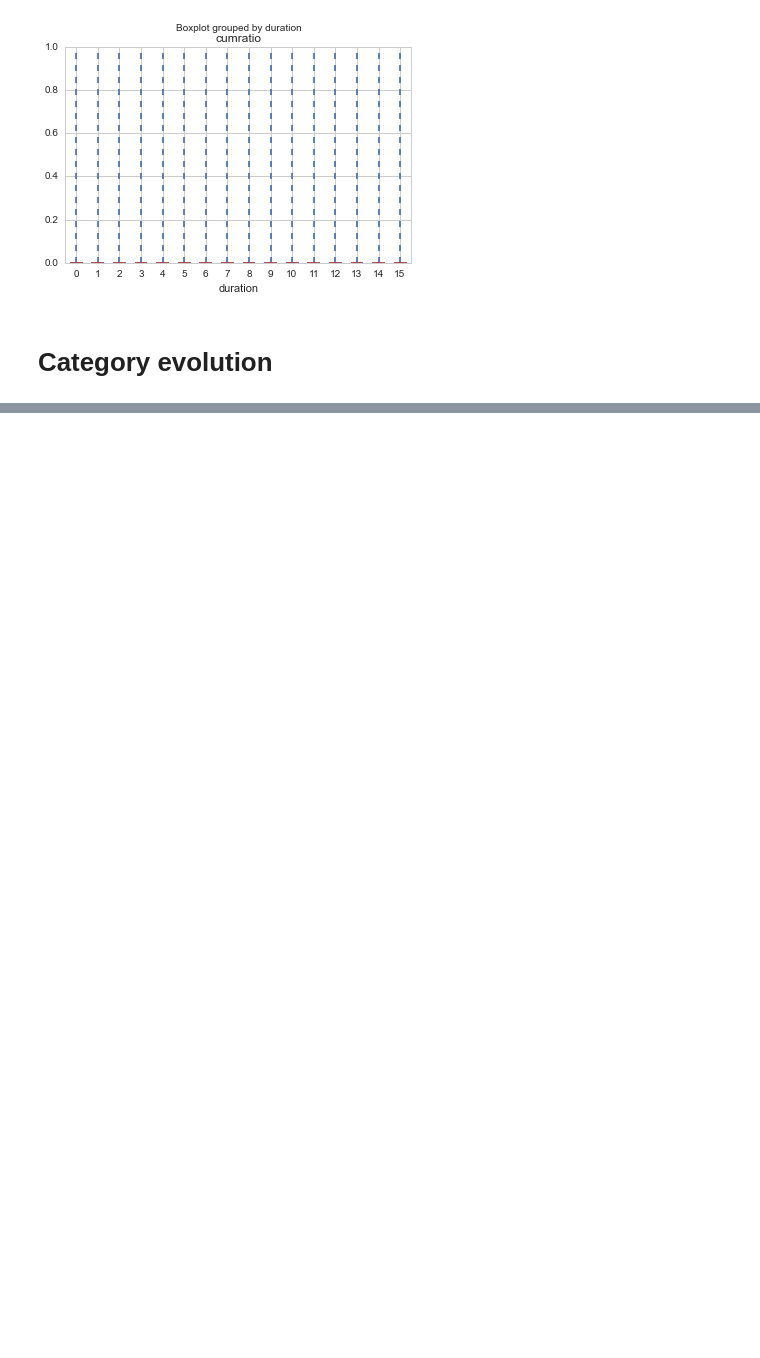
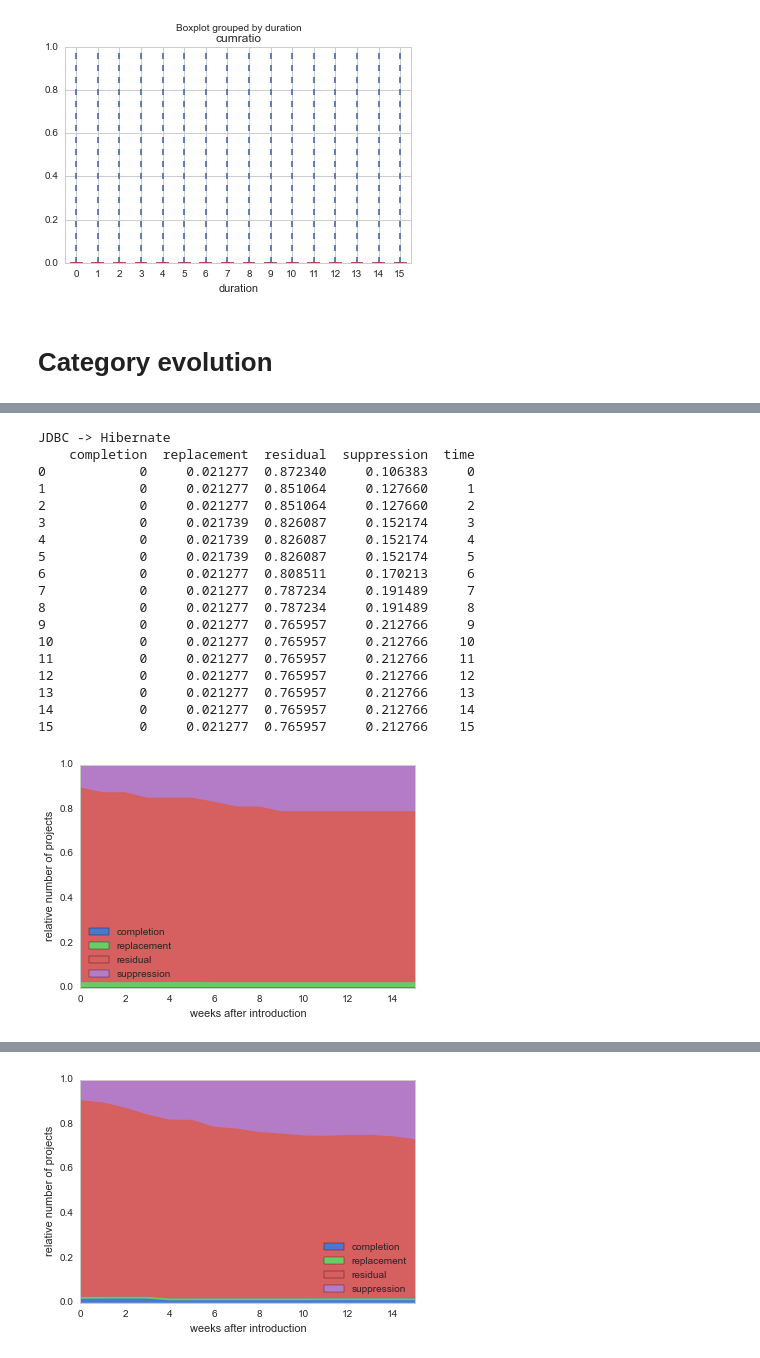
Before and after one commit to mgoeminne/saner2016, a Jupyter notebook: notebooks/file survival plot.ipynb, the cells around one changed output, grey strips where cells are left out. Drawn from its saved outputs; the diff is of its cells as text; code cells hidden in the pictures; blank space fills up the shorter version.

```diff
--- a/notebooks/file survival plot.ipynb
+++ b/notebooks/file survival plot.ipynb
@@ -143,0 +237,76 @@ array([[<matplotlib.axes._subplots.AxesSubplot object at 0x...>,
+# %%
+TIME_FINAL_STATE = 16 # 15 weeks after the introduction of B
+
+technologies = ['JDBC', 'Hibernate', 'JPA']
+
+residual_predicate    = 'rel_residual >= rel_suppression & rel_residual >= rel_completion & rel_residual >= rel_replacement'
+suppression_predicate = 'rel_suppression >= rel_residual & rel_suppression >= rel_completion & rel_suppression >= rel_replacement'
+completion_predicate  = 'rel_completion >= rel_residual & rel_completion >= rel_suppression & rel_completion >= rel_replacement'
+replacement_predicate = 'rel_replacement >= rel_residual & rel_replacement >= rel_suppression & rel_replacement >= rel_completion'
+
+seaborn.set_palette("muted")
+for t1 in technologies:
+	for t2 in technologies:
+		if(t1 is not t2):
+			print t1 + " -> " + t2
+			transition = "(t1 == '" + t1 + "') & (t2 == '" + t2 + "')"
+			lines = list()
+			df_transition = df.query(transition)
+
+			for t in range(TIME_FINAL_STATE):
+				data = df_transition.query('(time == ' + str(t) + ")")
+
+				residuals =    len(data.query(residual_predicate))
+				suppressions = len(data.query(suppression_predicate))
+				completions =  len(data.query(completion_predicate))
+				replacements = len(data.query(replacement_predicate))
+
+				itotal = residuals + suppressions + completions + replacements
+				total = float(itotal)
+
+				if(itotal > 0):
+					dico = {'residual': residuals / total,
+                      'suppression': suppressions / total,
+                      'completion': completions / total,
+                      'replacement': replacements / total,
+                      'time': t
+					}
+				else:
+					dico = {'residual': 0,
+                      'suppression': 0,
+                      'completion': 0,
+                      'replacement': 0,
+                      'time': t
+					}
+
+				lines.append(dico)
+			evol_df = pd.DataFrame.from_records(lines)
+
+			print evol_df
+
+			#ax = evol_df.plot(kind='area', x='time', title='Introduction of ' + t2 + ' after ' + t1)
+ 			ax = evol_df.plot(kind='area', x='time')
+			ax.set_ylabel('relative number of projects')
+			ax.set_xlabel('weeks after introduction')
+			plt.savefig(directory + '../../saner2016 - orm survival/paper/figures/migration-trend-evolution-' + t1 + '-' + t2 + '.pdf')
+			plt.show()
+# %% [output]
+JDBC -> Hibernate
+    completion  replacement  residual  suppression  time
+0            0     0.021277  0.872340     0.106383     0
+1            0     0.021277  0.851064     0.127660     1
+2            0     0.021277  0.851064     0.127660     2
+3            0     0.021739  0.826087     0.152174     3
+4            0     0.021739  0.826087     0.152174     4
+5            0     0.021739  0.826087     0.152174     5
+6            0     0.021277  0.808511     0.170213     6
+7            0     0.021277  0.787234     0.191489     7
+8            0     0.021277  0.787234     0.191489     8
+9            0     0.021277  0.765957     0.212766     9
+10           0     0.021277  0.765957     0.212766    10
+11           0     0.021277  0.765957     0.212766    11
+12           0     0.021277  0.765957     0.212766    12
+13           0     0.021277  0.765957     0.212766    13
+14           0     0.021277  0.765957     0.212766    14
+15           0     0.021277  0.765957     0.212766    15
+[figure, added]
@@ -143,0 +331 @@ array([[<matplotlib.axes._subplots.AxesSubplot object at 0x...>,
+[figure, added]
```
Also changed, not shown: parts of 12 cells of this notebook, 1 other file.
